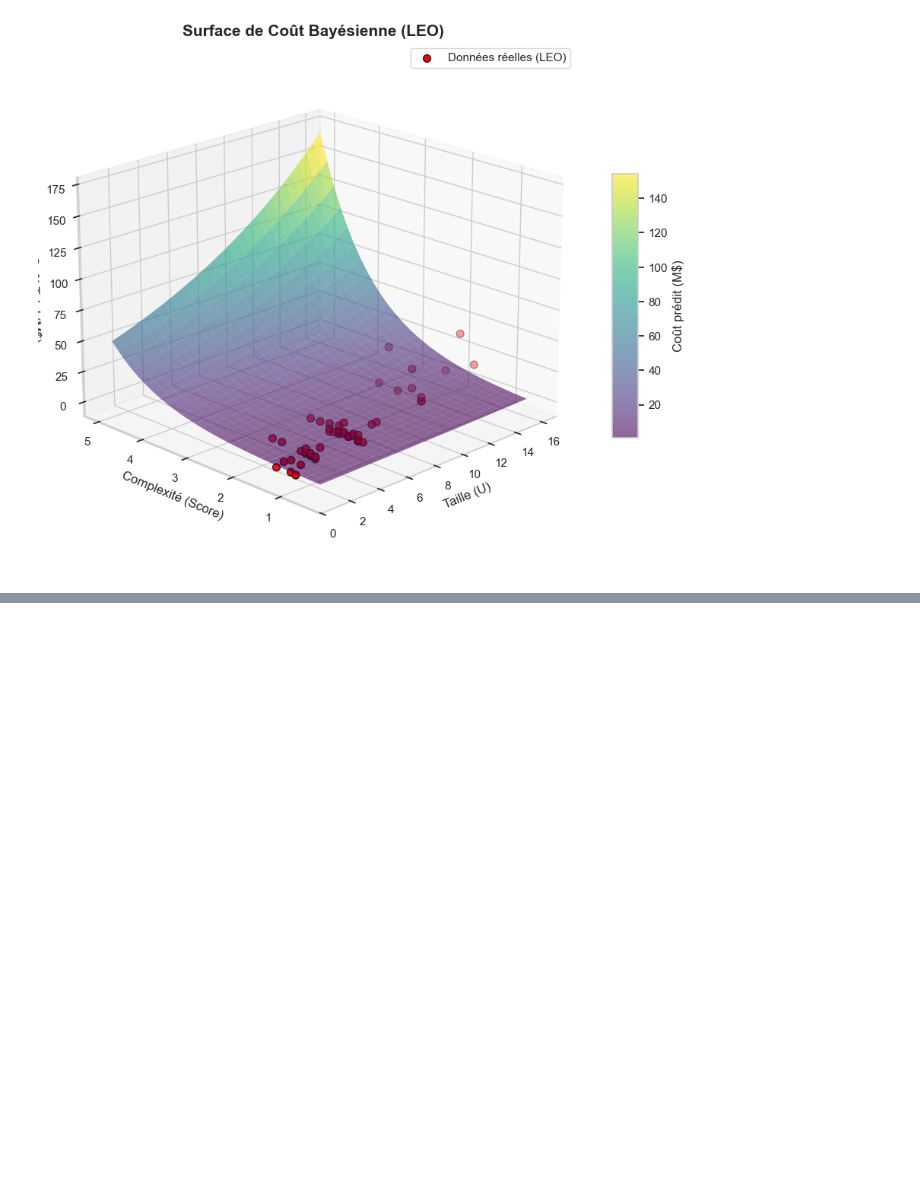
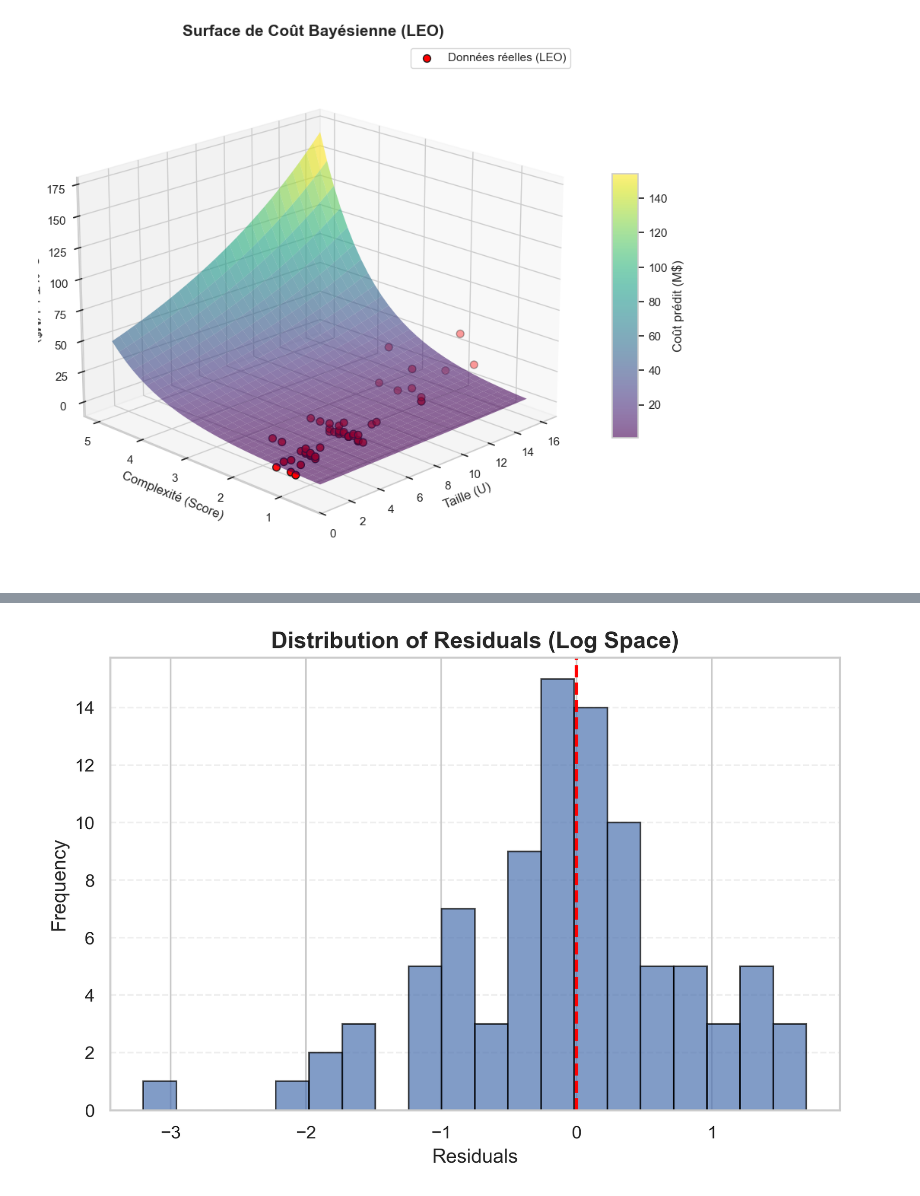
Before and after one commit to BravoDiego/bayesian-decision-model-for-cubesat-mission, a Jupyter notebook: main_poster.ipynb, the cells around one changed output, grey strips where cells are left out. Saved outputs shown, nothing was run; the diff lists cells and outputs as text; code cells hidden in the pictures; blank space fills up the shorter version.

```diff
--- a/main_poster.ipynb
+++ b/main_poster.ipynb
@@ -559,0 +647,14 @@ Predicted Cost for GEO / DS : 10.20 M$ (68% HDI: 3.68 - 28.32 M$)
+# %%
+plt.figure(figsize=(8, 5))
+
+plt.hist(residuals, bins=20, edgecolor='black', alpha=0.7)
+plt.axvline(0, color='red', linestyle='--', linewidth=2)
+
+plt.title("Distribution of Residuals (Log Space)", fontsize=14, fontweight='bold')
+plt.xlabel("Residuals", fontsize=12)
+plt.ylabel("Frequency", fontsize=12)
+
+plt.grid(axis='y', linestyle='--', alpha=0.3)
+plt.show()
+# %% [output]
+[figure, added]
```
Also changed, not shown: parts of 10 cells of this notebook, 12 other files.
